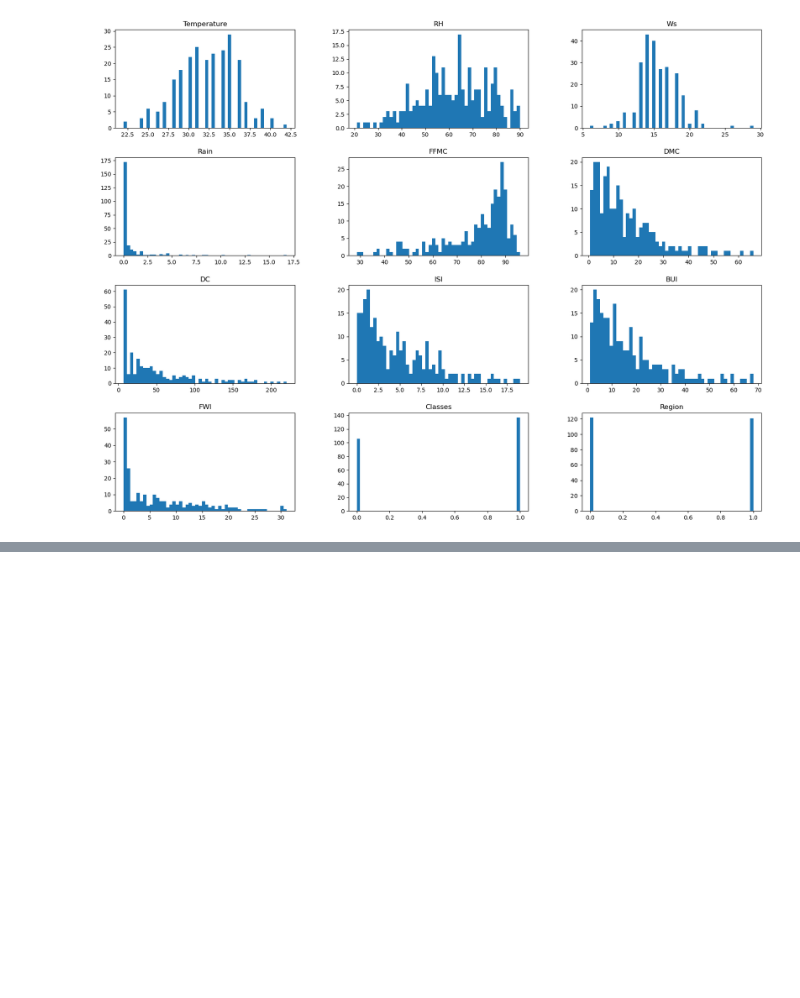
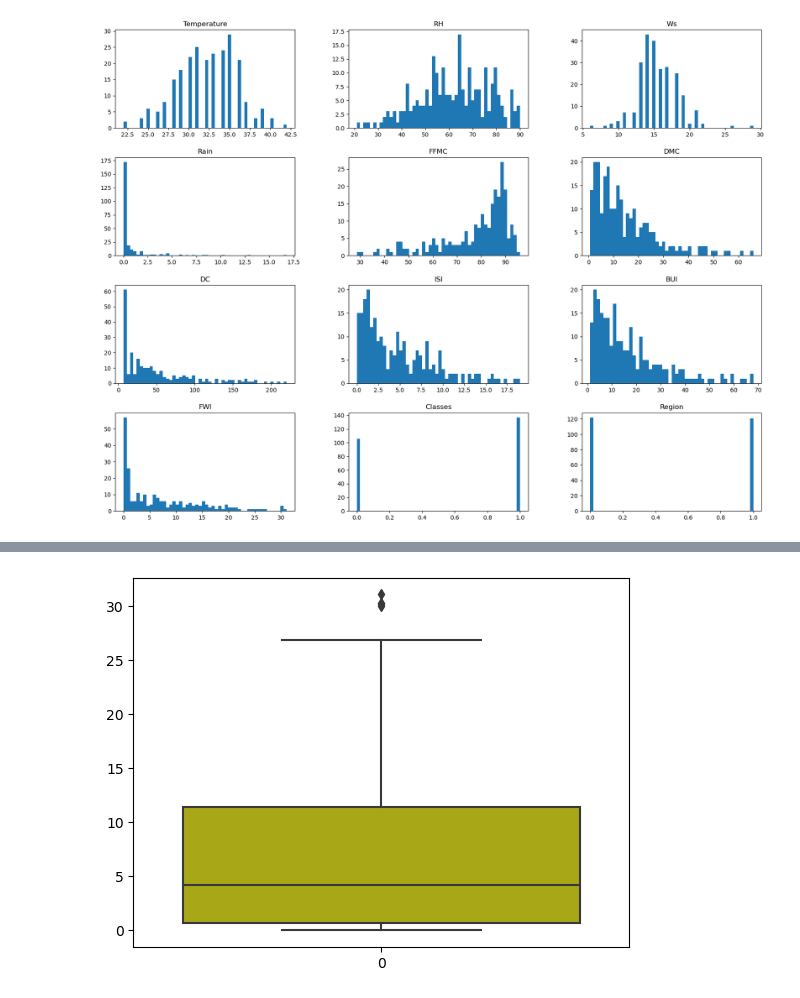
Before and after one commit to arunp77/Machine-Learning, a Jupyter notebook: Projects-ML/Reg-models/lasso.ipynb, the cells around one changed output, grey strips where cells are left out. Cells and saved outputs as stored; diff of their text form; code cells hidden in the pictures; blank space fills up the shorter version.

```diff
--- a/Projects-ML/Reg-models/lasso.ipynb
+++ b/Projects-ML/Reg-models/lasso.ipynb
@@ -426,0 +487,6 @@ plt.show()
+# %%
+## Box plot to see the outliers
+sns.boxplot(df_copy['FWI'], color='y')
+plt.show()
+# %% [output]
+[figure, added]
```
Also changed, not shown: parts of 12 cells of this notebook, 2 other files.
